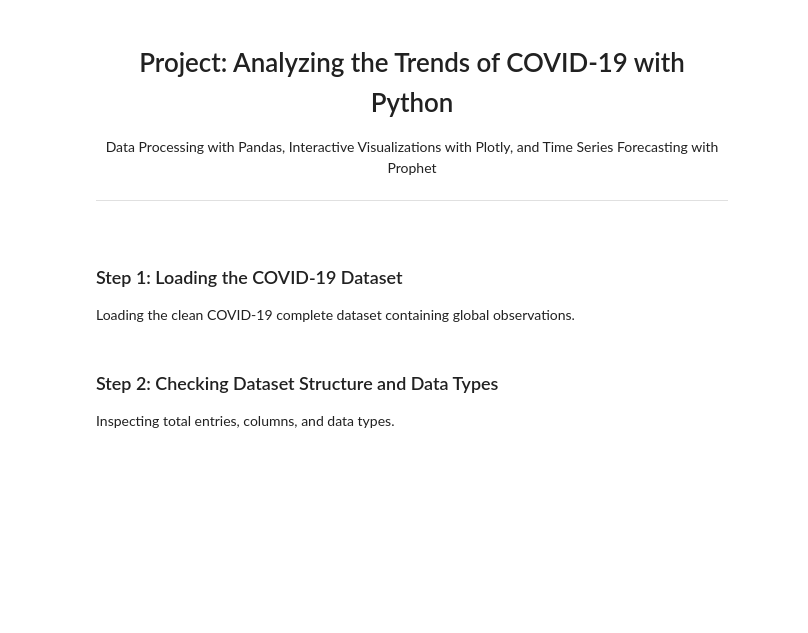
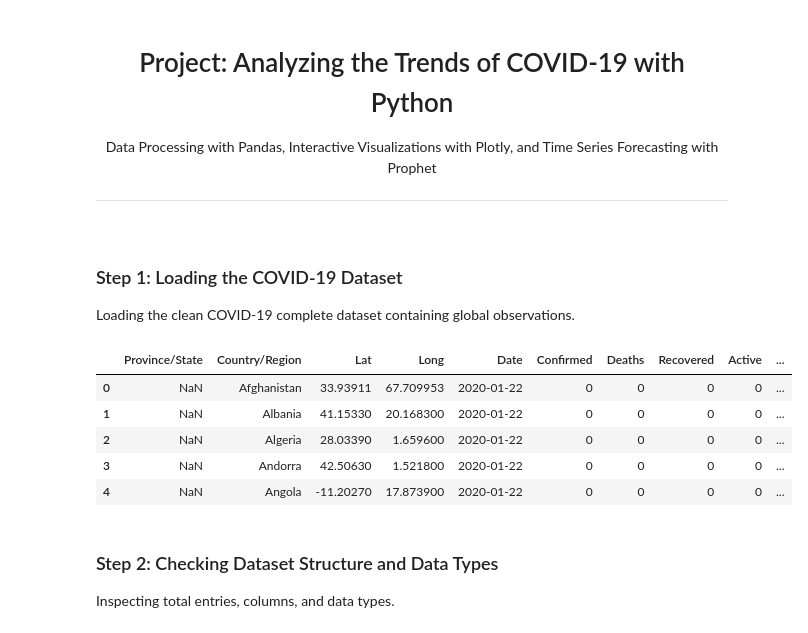
Before and after one commit to C0DER-B0T/AI-DS-Assignments, a Jupyter notebook: 12Project-COVID-19-Analysis/Project-COVID-19-Analysis.ipynb, the cells around one changed output. Cells and saved outputs as stored; diff of their text form; code cells hidden in the pictures; blank space fills up the shorter version.

```diff
--- a/12Project-COVID-19-Analysis/Project-COVID-19-Analysis.ipynb
+++ b/12Project-COVID-19-Analysis/Project-COVID-19-Analysis.ipynb
@@ -35,3 +28,20 @@ df.head()
+# %%
+import pandas as pd
+
+# Extracted Sheet ID from your link
+sheet_id = "1f95IiphoNdjXw-jCZbNSEQCdjPorZ7ET0-5T3PLIbIA"
+sheet_url = f"https://docs.google.com/spreadsheets/d/{sheet_id}/export?format=csv"
+
+# Read directly into pandas DataFrame
+df = pd.read_csv(sheet_url)
+df.head()
+# %% [output]
+|  | Province/State | Country/Region | Lat | Long | Date | Confirmed | Deaths | Recovered | Active | ... |
+| 0 | NaN | Afghanistan | 33.93911 | 67.709953 | 2020-01-22 | 0 | 0 | 0 | 0 | ... |
+| 1 | NaN | Albania | 41.15330 | 20.168300 | 2020-01-22 | 0 | 0 | 0 | 0 | ... |
+| 2 | NaN | Algeria | 28.03390 | 1.659600 | 2020-01-22 | 0 | 0 | 0 | 0 | ... |
+| 3 | NaN | Andorra | 42.50630 | 1.521800 | 2020-01-22 | 0 | 0 | 0 | 0 | ... |
+| 4 | NaN | Angola | -11.20270 | 17.873900 | 2020-01-22 | 0 | 0 | 0 | 0 | ... |
 # %% [markdown]
 ### Step 2: Checking Dataset Structure and Data Types
 Inspecting total entries, columns, and data types.
```
Also changed, not shown: parts of 18 cells of this notebook, 17 other files.
